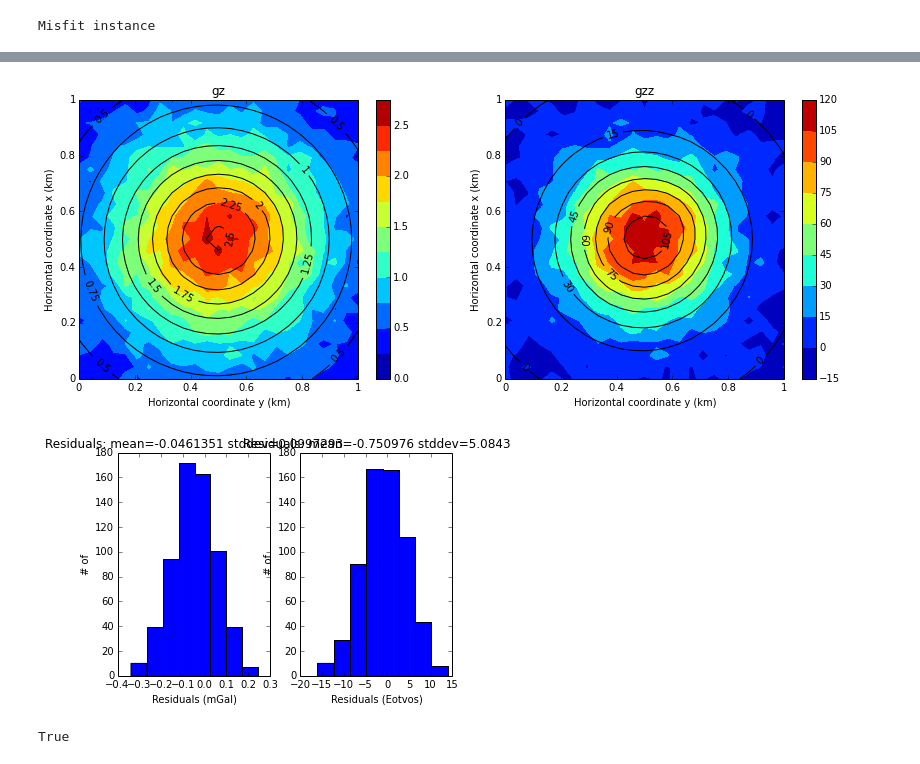
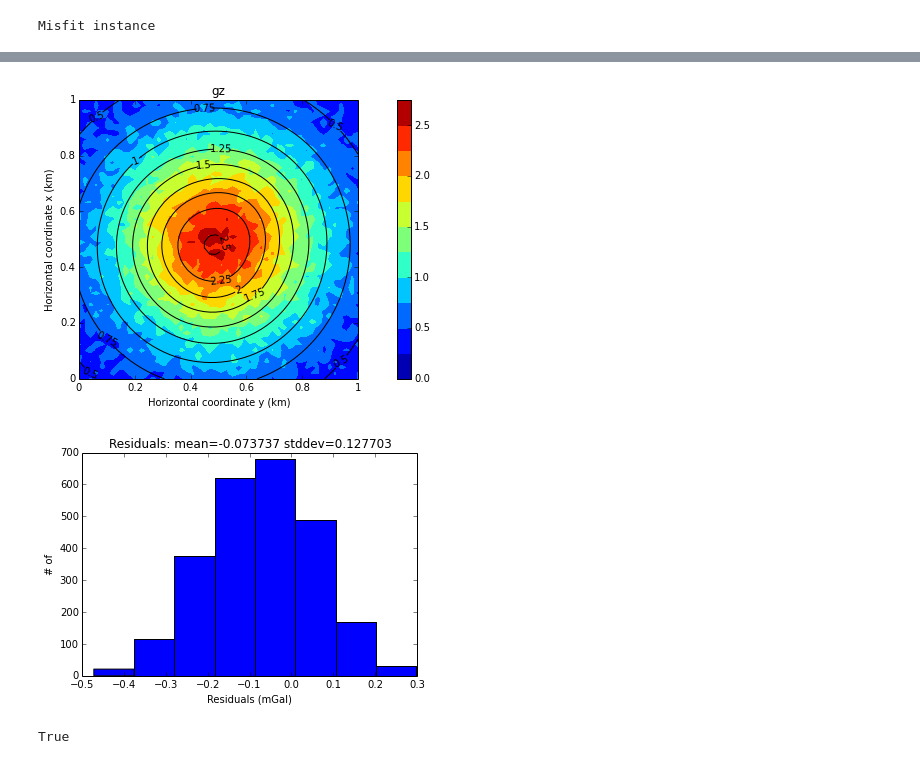
Before and after one commit to fatiando/fatiando, a Jupyter notebook: benchmarks/gravmag_harvester.ipynb, the cells around one changed output, grey strips where cells are left out. Saved outputs shown, nothing was run; the diff lists cells and outputs as text; code cells hidden in the pictures.

```diff
--- a/benchmarks/gravmag_harvester.ipynb
+++ b/benchmarks/gravmag_harvester.ipynb
@@ -9,19 +10,21 @@ from fatiando.vis import mpl, myv
 from line_profiler import LineProfiler
 # %%
 model = [Prism(300, 700, 300, 700, 200, 600, {'density':1000})]
-shape = (25, 25)
+shape = (50, 50)
 bounds = [0, 1000, 0, 1000, 0, 1000]
 area = bounds[0:4]
 xp, yp, zp = gridder.regular(area, shape, z=-1)
 noise = 0.1 # 0.1 mGal noise
 gz = utils.contaminate(prism.gz(xp, yp, zp, model), 0.1, seed=0)
 gzz = utils.contaminate(prism.gzz(xp, yp, zp, model), 5, seed=0)
-mesh = PrismMesh(bounds, (20, 20, 20))
-data = [harvester.Gz(xp, yp, zp, gz), harvester.Gzz(xp, yp, zp, gzz)]
+mesh = PrismMesh(bounds, (10, 10, 10))
+#data = [harvester.Gz(xp, yp, zp, gz), harvester.Gzz(xp, yp, zp, gzz)]
+data = [harvester.Gz(xp, yp, zp, gz)]
 seeds = harvester.sow([[500, 500, 450, {'density':1000}]], mesh)
 compactness, threshold = 10, 0.0001
-solver = blocky.Gravity(xp, yp, zp, gz, mesh) + blocky.Gravity(xp, yp, zp, gzz, mesh, field='gzz')
-solver.config('planting', seeds=seeds, compactness=compactness, threshold=threshold)
+solver = Gravity(xp, yp, zp, gz, mesh) #+ Gravity(xp, yp, zp, gzz, mesh, field='gzz')
+args = dict(method='planting', seeds=seeds, compactness=compactness, threshold=threshold)
+solver.config(**args)
 # %% [output]
 Misfit instance
 # %%
@@ -75,52 +63,36 @@ myv.show()
 # %%
 solver.fit()
 mesh.addprop('density', solver.estimate_)
 predicted = solver.predicted()
 
 mpl.figure(figsize=(14, 5))
-mpl.subplot(1, 2, 1)
 mpl.title("gz")
 mpl.axis('scaled')
 levels = mpl.contourf(yp, xp, gz, shape, 12)
 mpl.colorbar()
-mpl.contour(yp, xp, predicted[0], shape, levels, color='k')
+mpl.contour(yp, xp, predicted, shape, levels, color='k')
 mpl.xlabel('Horizontal coordinate y (km)')
 mpl.ylabel('Horizontal coordinate x (km)')
 mpl.m2km()
-mpl.subplot(1, 2, 2)
-mpl.title("gzz")
-mpl.axis('scaled')
-levels = mpl.contourf(yp, xp, gzz, shape, 12)
-mpl.colorbar()
-mpl.contour(yp, xp, predicted[1], shape, levels, color='k')
-mpl.xlabel('Horizontal coordinate y (km)')
-mpl.ylabel('Horizontal coordinate x (km)')
-mpl.m2km()
+
 mpl.figure()
-mpl.subplot(1, 2, 1)
-residuals = gz - predicted[0]
+residuals = gz - predicted
 mpl.title('Residuals: mean=%g stddev=%g' % (residuals.mean(), residuals.std()))
 mpl.hist(residuals, bins=8)
 mpl.xlabel('Residuals (mGal)')
-mpl.ylabel('# of')
-mpl.subplot(1, 2, 2)
-residuals = gzz - predicted[1]
-mpl.title('Residuals: mean=%g stddev=%g' % (residuals.mean(), residuals.std()))
-mpl.hist(residuals, bins=8)
-mpl.xlabel('Residuals (Eotvos)')
 mpl.ylabel('# of')
 
 myv.figure()
 myv.prisms(model, 'density', style='wireframe')
 myv.prisms(vremove(0, 'density', mesh), 'density')
 myv.axes(myv.outline(bounds), ranges=[i*0.001 for i in bounds], fmt='%.1f',
     nlabels=6)
 myv.wall_bottom(bounds)
 myv.wall_north(bounds)
 myv.show()
 # %% [output]
-[figure, old version]
+[figure, new version]
-[figure, old version]
+[figure, new version]
 # %%
 np.all(solver.estimate_ == np.array(estimate['density']))
 # %% [output]
```
Also changed, not shown: parts of 17 cells of this notebook.
